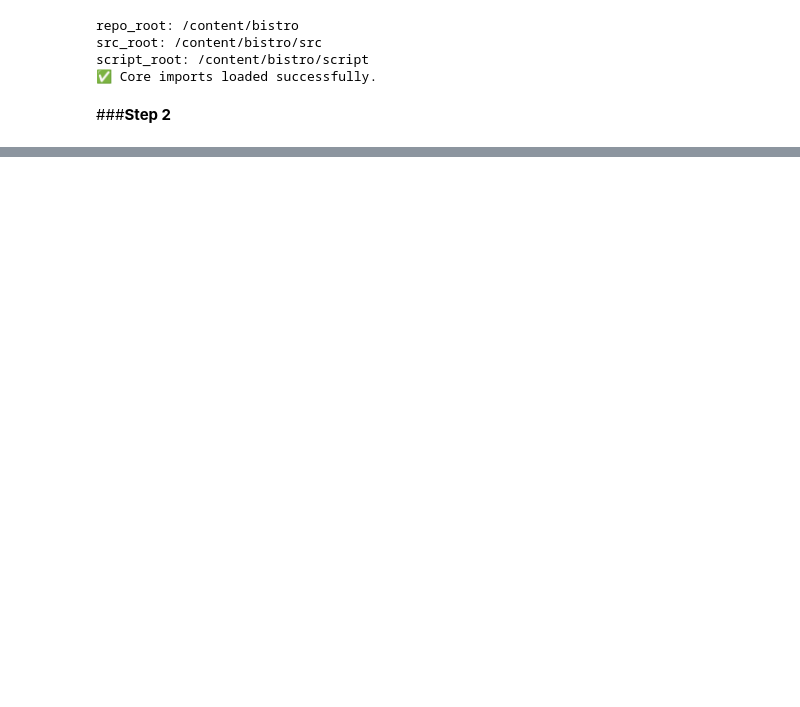
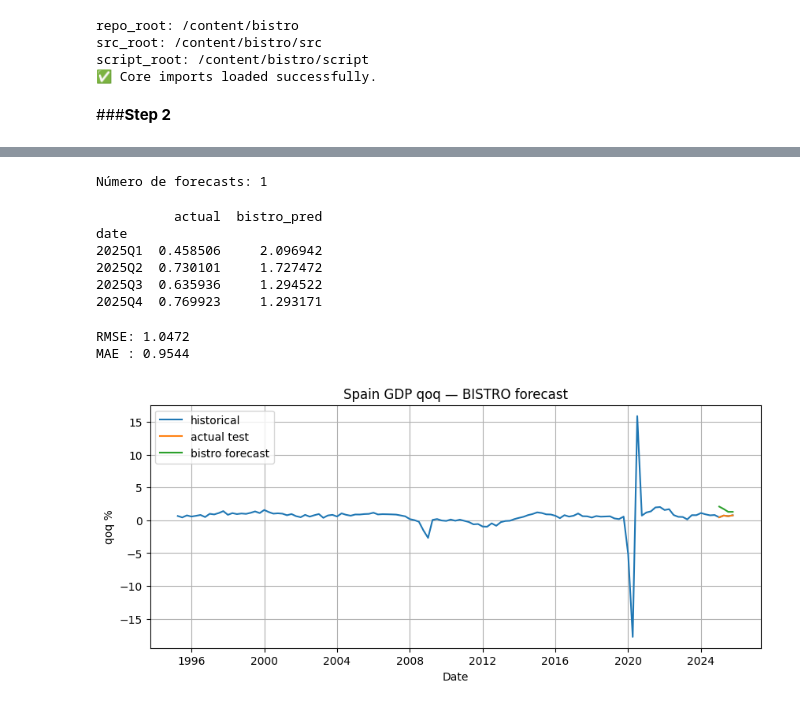
Before and after one commit to angelagdca/GDP_first_model, a Jupyter notebook: GDP_model_firstry.ipynb, the cells around one changed output, grey strips where cells are left out. Drawn from its saved outputs; the diff is of its cells as text; code cells hidden in the pictures; blank space fills up the shorter version.

```diff
--- a/GDP_model_firstry.ipynb
+++ b/GDP_model_firstry.ipynb
@@ -123,0 +472,5 @@ Carpeta creada en: /content/bistro/data
+# %%
+#Creo el dataset simple
+
+ds_pred = PandasDataset(train_df)
+print("Dataset preparado")
@@ -123,0 +503,6 @@ Carpeta creada en: /content/bistro/data
+# %%
+forecasts = list(predictor.predict(ds_pred))
+
+print("Número de forecasts:", len(forecasts))
+# %% [output]
+Número de forecasts: 1
@@ -123,0 +512,53 @@ Carpeta creada en: /content/bistro/data
+# %%
+#extraigo la predicción media
+
+samples = np.asarray(forecasts[0].samples, dtype=float)
+pred_mean = samples.mean(axis=0)
+
+forecast_index = test_ts.index
+
+df_pred = pd.DataFrame(
+    {
+        "actual": test_ts.values,
+        "bistro_pred": pred_mean,
+    },
+    index=forecast_index
+)
+
+print(df_pred)
+# %% [output]
+          actual  bistro_pred
+date
+2025Q1  0.458506     2.096942
+2025Q2  0.730101     1.727472
+2025Q3  0.635936     1.294522
+2025Q4  0.769923     1.293171
+# %%
+#Error simple
+
+rmse = np.sqrt(((df_pred["actual"] - df_pred["bistro_pred"]) ** 2).mean())
+mae = np.abs(df_pred["actual"] - df_pred["bistro_pred"]).mean()
+
+print("RMSE:", round(rmse, 4))
+print("MAE :", round(mae, 4))
+# %% [output]
+RMSE: 1.0472
+MAE : 0.9544
+# %%
+#Gráfico
+import matplotlib.pyplot as plt
+
+plt.figure(figsize=(10, 4))
+
+plt.plot(ts.index.to_timestamp(), ts.values, label="historical")
+plt.plot(df_pred.index.to_timestamp(), df_pred["actual"], label="actual test")
+plt.plot(df_pred.index.to_timestamp(), df_pred["bistro_pred"], label="bistro forecast")
+
+plt.title("Spain GDP qoq — BISTRO forecast")
+plt.xlabel("Date")
+plt.ylabel("qoq %")
+plt.grid(True)
+plt.legend()
+plt.show()
+# %% [output]
+[figure, added]
```
Also changed, not shown: parts of 33 cells of this notebook.
